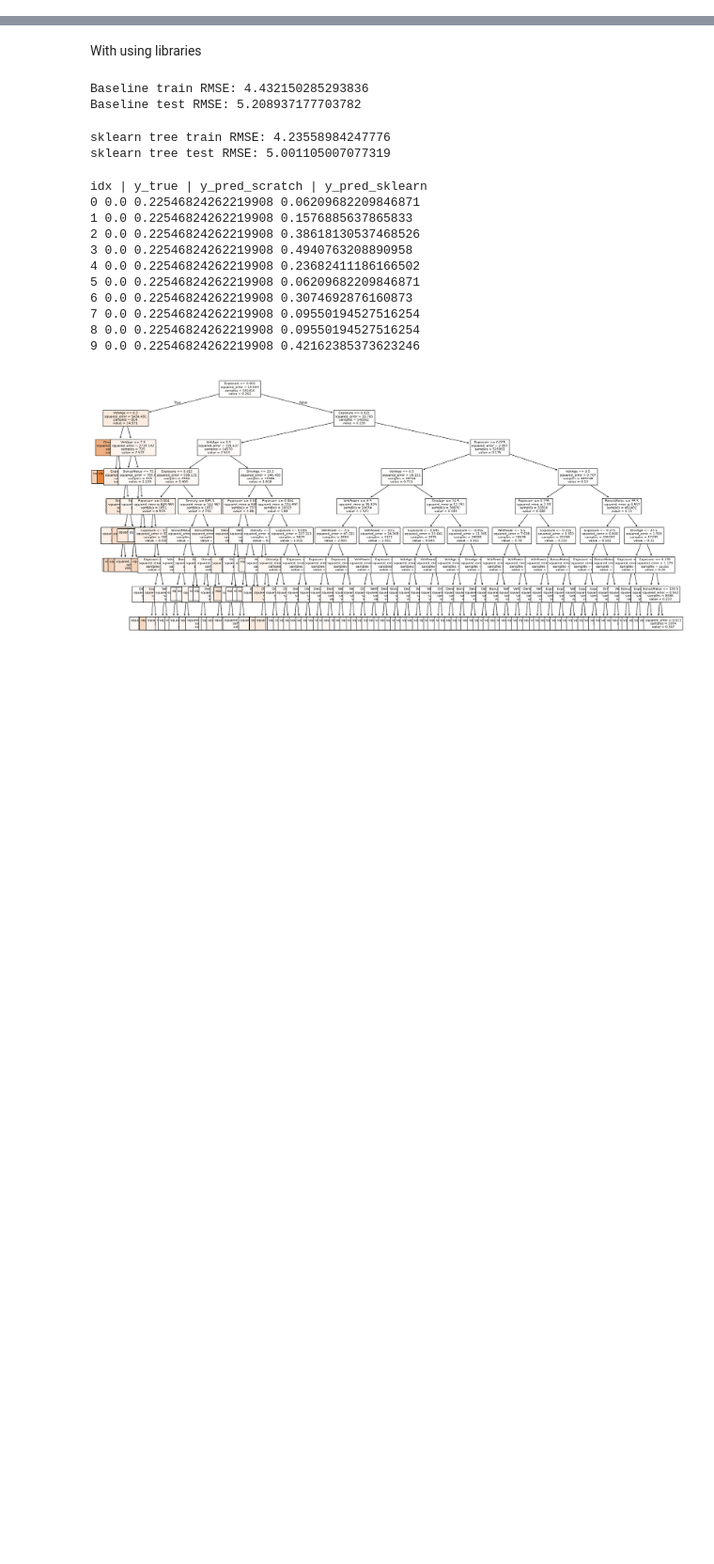
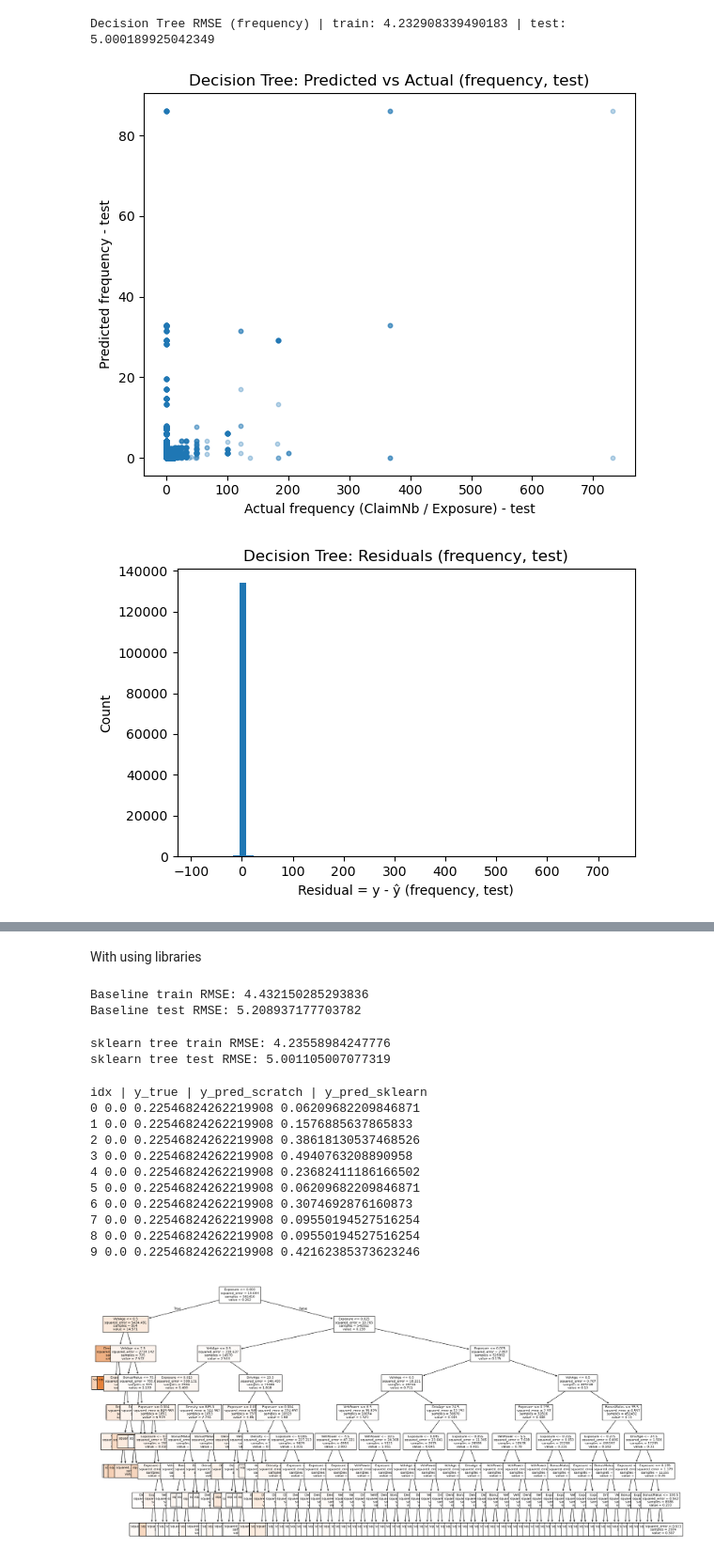
Before and after one commit to MrStrelan/Car_Insurance, a Jupyter notebook: decision_trees.ipynb, the cells around one changed output, grey strips where cells are left out. Shown at 94% size. Saved outputs shown, nothing was run; the diff lists cells and outputs as text; code cells hidden in the pictures; blank space fills up the shorter version.

```diff
--- a/decision_trees.ipynb
+++ b/decision_trees.ipynb
@@ -143,7 +143,7 @@ while len(nodes_to_process) > 0:
 
             loss_left = np.sum((y_left - mu_left) ** 2)
             loss_right = np.sum((y_right - mu_right) ** 2)
-            oss = loss_left + loss_right
+            loss = loss_left + loss_right
 
             if loss < best_loss:
                 best_loss = loss
@@ -347,0 +344,78 @@ Decision Tree RMSE (claim frequency) | train: 4.23558984247776 | test: 5.0011050
+# %%
+import numpy as np
+import matplotlib.pyplot as plt
+
+# --- predictions (frequency) ---
+yhat_train_freq = tree_predict_matrix(X_train)
+yhat_test_freq  = tree_predict_matrix(X_test)
+
+# --- RMSE on frequency ---
+rmse_train = np.sqrt(np.mean((y_train - yhat_train_freq) ** 2))
+rmse_test  = np.sqrt(np.mean((y_test  - yhat_test_freq)  ** 2))
+
+print("Decision Tree RMSE (frequency) | train:", rmse_train, "| test:", rmse_test)
+
+# ------------------------------------------------------------
+# 1) Predicted vs Actual (test) - frequency
+# ------------------------------------------------------------
+plt.figure(figsize=(6, 5))
+plt.scatter(y_test, yhat_test_freq, s=10, alpha=0.3)
+plt.xlabel("Actual frequency (ClaimNb / Exposure) - test")
+plt.ylabel("Predicted frequency - test")
+plt.title("Decision Tree: Predicted vs Actual (frequency, test)")
+plt.tight_layout()
+plt.show()
+
+# ------------------------------------------------------------
+# 2) Residuals distribution (test)
+# ------------------------------------------------------------
+res = y_test - yhat_test_freq
+plt.figure(figsize=(6, 4))
+plt.hist(res, bins=60)
+plt.xlabel("Residual = y - ŷ (frequency, test)")
+plt.ylabel("Count")
+plt.title("Decision Tree: Residuals (frequency, test)")
+plt.tight_layout()
+plt.show()
+
+# ------------------------------------------------------------
+# 3) Calibration-style plot by prediction deciles (test)
+# ------------------------------------------------------------
+q = 10
+bins = np.quantile(yhat_test_freq, np.linspace(0, 1, q + 1))
+bin_id = np.digitize(yhat_test_freq, bins[1:-1], right=True)
+
+avg_pred = []
+avg_true = []
+
+for b in range(q):
+    mask = (bin_id == b)
+    if mask.sum() == 0:
+        continue
+    avg_pred.append(yhat_test_freq[mask].mean())
+    avg_true.append(y_test[mask].mean())
+
+plt.figure(figsize=(6, 4))
+plt.plot(avg_pred, avg_true, marker="o")
+plt.xlabel("Mean predicted frequency (bin)")
+plt.ylabel("Mean actual frequency (bin)")
+plt.title("Decision Tree: Calibration by Prediction Deciles (frequency, test)")
+plt.tight_layout()
+plt.show()
+
+# ------------------------------------------------------------
+# 4) Frequency distribution comparison (test): actual vs predicted
+# ------------------------------------------------------------
+plt.figure(figsize=(6, 4))
+plt.hist(y_test, bins=60, alpha=0.6, label="Actual")
+plt.hist(yhat_test_freq, bins=60, alpha=0.6, label="Predicted")
+plt.xlabel("Frequency (ClaimNb / Exposure)")
+plt.ylabel("Count")
+plt.title("Decision Tree: Actual vs Predicted Frequency Distribution (test)")
+plt.legend()
+plt.tight_layout()
+plt.show()
+# %% [output]
+Decision Tree RMSE (frequency) | train: 4.232908339490183 | test: 5.000189925042349
+[figure, added]
+[figure, added]
```
Also changed, not shown: parts of 6 cells of this notebook.
